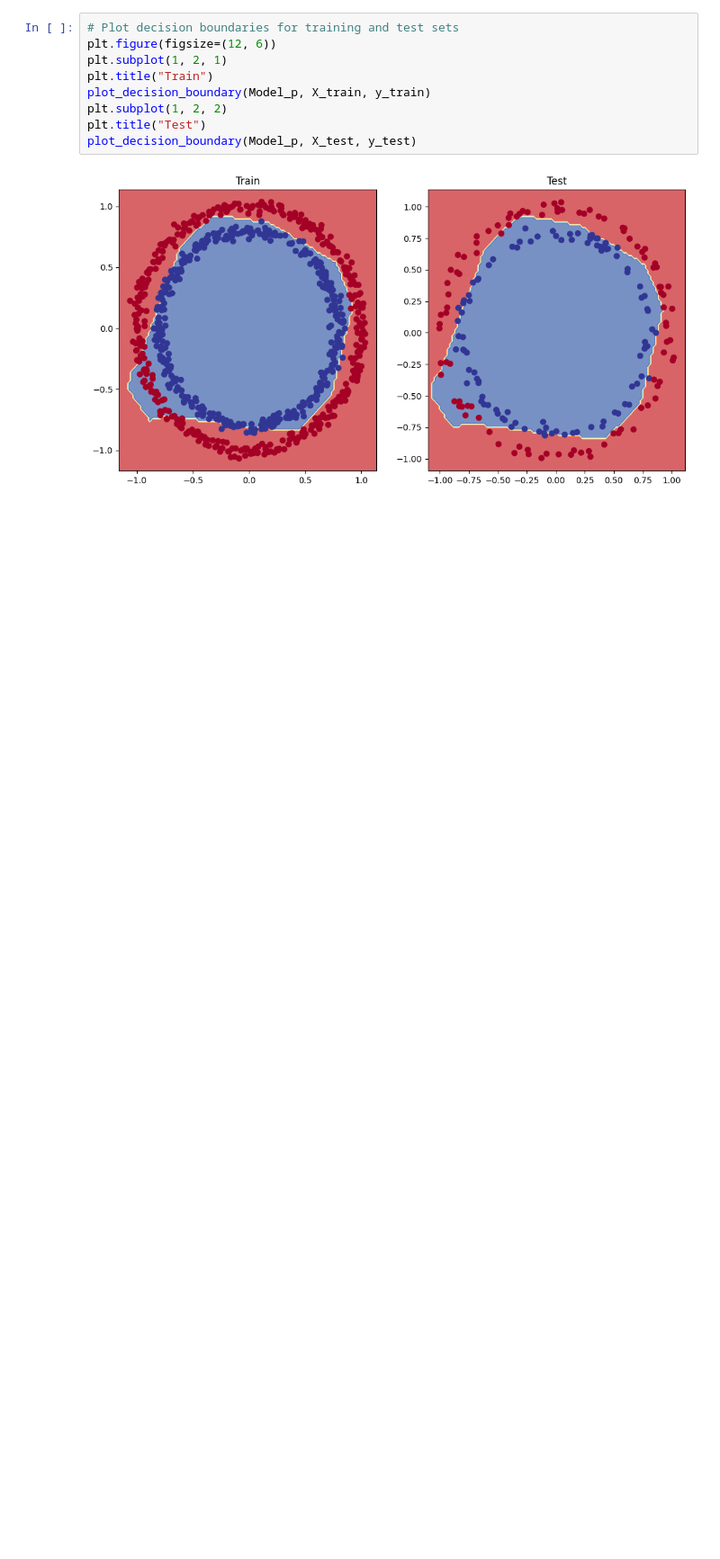
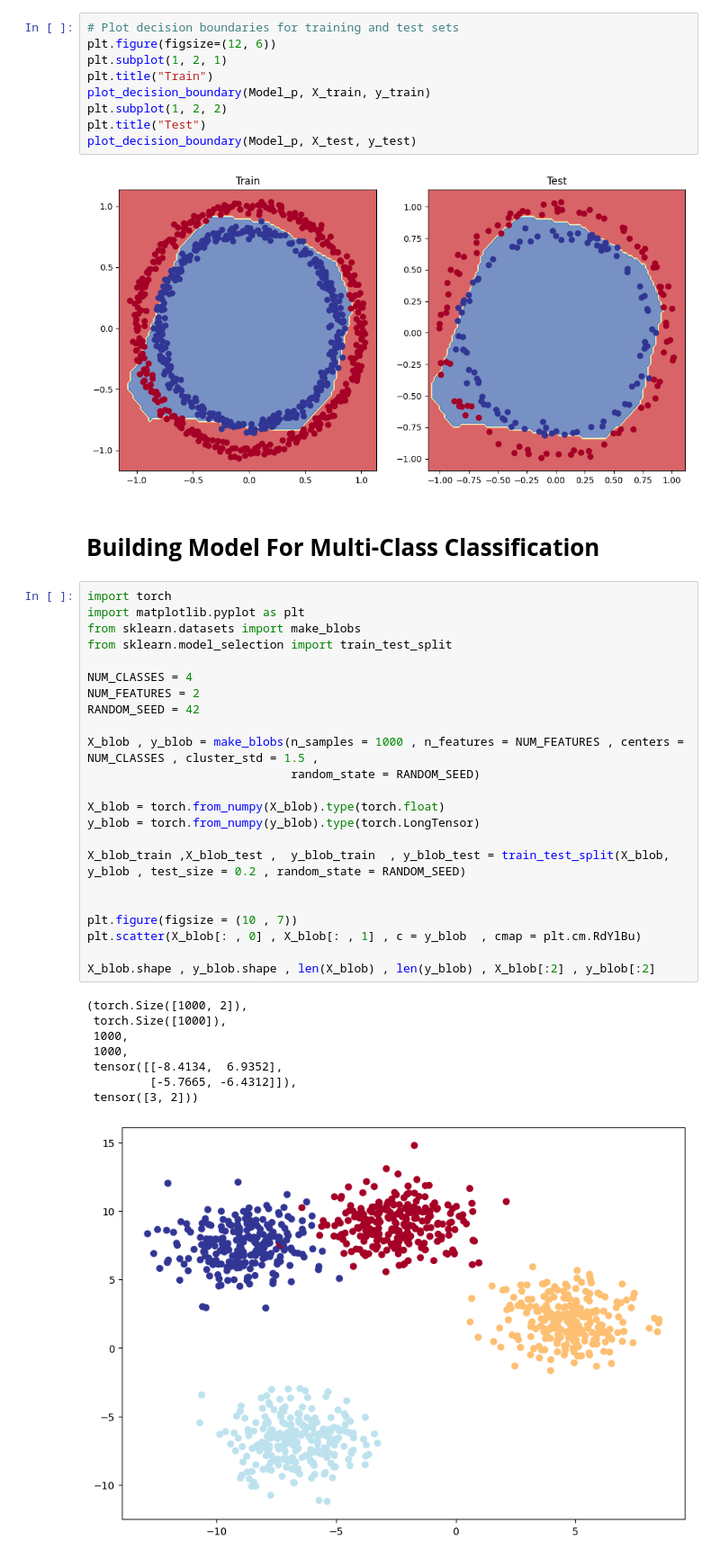
Before and after one commit to dhruvkachhela/Neural-Network, a Jupyter notebook: Daniel_Bourke’s_pytorch.ipynb, the cells around one changed output. Shown at 90% size. Cells and saved outputs as stored; diff of their text form; blank space fills up the shorter version.

```diff
--- a/Daniel_Bourke’s_pytorch.ipynb
+++ b/Daniel_Bourke’s_pytorch.ipynb
@@ -481,3 +481,37 @@ plt.title("Test")
 plot_decision_boundary(Model_p, X_test, y_test)
 # %% [output]
 [figure]
+# %% [markdown]
+# **Building Model For Multi-Class Classification**
+# %%
+import torch
+import matplotlib.pyplot as plt
+from sklearn.datasets import make_blobs
+from sklearn.model_selection import train_test_split
+
+NUM_CLASSES = 4
+NUM_FEATURES = 2
+RANDOM_SEED = 42
+
+X_blob , y_blob = make_blobs(n_samples = 1000 , n_features = NUM_FEATURES , centers = NUM_CLASSES , cluster_std = 1.5 ,
+                             random_state = RANDOM_SEED)
+
+X_blob = torch.from_numpy(X_blob).type(torch.float)
+y_blob = torch.from_numpy(y_blob).type(torch.LongTensor)
+
+X_blob_train ,X_blob_test ,  y_blob_train  , y_blob_test = train_test_split(X_blob, y_blob , test_size = 0.2 , random_state = RANDOM_SEED)
+
+
+plt.figure(figsize = (10 , 7))
+plt.scatter(X_blob[: , 0] , X_blob[: , 1] , c = y_blob  , cmap = plt.cm.RdYlBu)
+
+X_blob.shape , y_blob.shape , len(X_blob) , len(y_blob) , X_blob[:2] , y_blob[:2]
+# %% [output]
+(torch.Size([1000, 2]),
+ torch.Size([1000]),
+ 1000,
+ 1000,
+ tensor([[-8.4134,  6.9352],
+         [-5.7665, -6.4312]]),
+ tensor([3, 2]))
+[figure, added]
```
Also changed, not shown: parts of 12 cells of this notebook.
